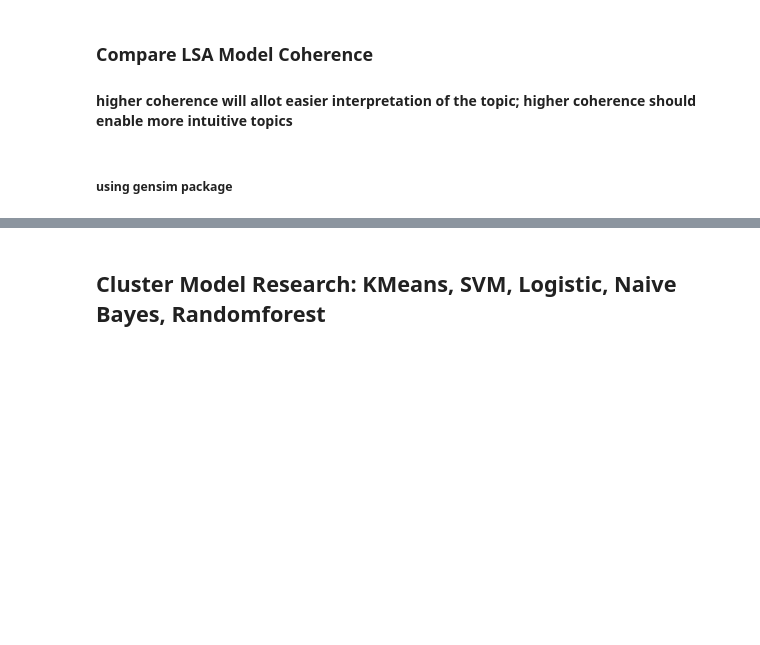
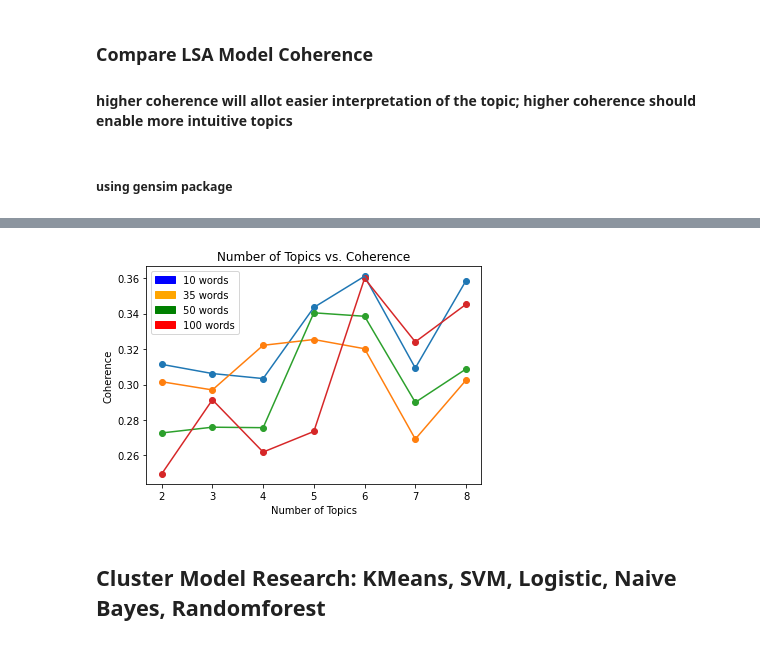
Before and after one commit to kb3k/random_nlp, a Jupyter notebook: week4/kerrys_2nd_assignment_msds453_summer2022.ipynb, the cells around one changed output, grey strips where cells are left out. Cells and saved outputs as stored; diff of their text form; code cells hidden in the pictures; blank space fills up the shorter version.

```diff
--- a/week4/kerrys_2nd_assignment_msds453_summer2022.ipynb
+++ b/week4/kerrys_2nd_assignment_msds453_summer2022.ipynb
@@ -663,0 +847,11 @@ for KEY, VAL in coherence.items():
+# %%
+coherence_values_50 = []
+
+for n_top in topics:
+    ldamodel,dictionary,index, matrix = create_gensim_lda_model(processed_text, n_top, 50)
+    coherence_model_lda = CoherenceModel(model=ldamodel, dictionary=dictionary, texts=processed_text, coherence='c_v')
+    coherence_lda = coherence_model_lda.get_coherence()
+    coherence_values_50.append(coherence_lda)
+
+for idx, item in enumerate(coherence_values_50):
+    print(f"{topics[idx]} topics 50 words : {round(coherence_values_50[idx], 4)}") # 39# with 7 topics 50 words
@@ -663,0 +876,11 @@ for KEY, VAL in coherence.items():
+# %%
+coherence_values_100 = []
+
+for n_top in topics:
+    ldamodel,dictionary,index, matrix = create_gensim_lda_model(processed_text, n_top, 100)
+    coherence_model_lda = CoherenceModel(model=ldamodel, dictionary=dictionary, texts=processed_text, coherence='c_v')
+    coherence_lda = coherence_model_lda.get_coherence()
+    coherence_values_100.append(coherence_lda)
+
+for idx, item in enumerate(coherence_values_100):
+    print(f"{topics[idx]} topics 100 words : {round(coherence_values_100[idx], 4)}")
@@ -664,3 +905,27 @@ for KEY, VAL in coherence.items():
+# %%
+plt.plot(topics, coherence_values_10)
+plt.scatter(topics, coherence_values_10)
+plt.plot(topics, coherence_values_35)
+plt.scatter(topics, coherence_values_35)
+plt.plot(topics, coherence_values_50)
+plt.scatter(topics, coherence_values_50)
+plt.plot(topics, coherence_values_100)
+plt.scatter(topics, coherence_values_100)
+plt.title('Number of Topics vs. Coherence')
+plt.xlabel('Number of Topics')
+plt.ylabel('Coherence')
+plt.xticks(topics)
+plt.legend(handles=[mpatches.Patch(color='blue', label='10 words'),
+                    mpatches.Patch(color='orange', label='35 words'),
+                    mpatches.Patch(color='green', label='50 words'),
+                    mpatches.Patch(color='red', label='100 words'),])
+plt.show()
+
+# these are all kind of suggesting 3 topics or 7 topics
+# since the words start to repeat after 3 topics, I'll use that
+# however it's still pretty weak
+# %% [output]
+[figure, added]
 # %% [markdown]
 ## Cluster Model Research: KMeans, SVM, Logistic, Naive Bayes, Randomforest
 # %% [markdown]
```
Also changed, not shown: parts of 43 cells of this notebook.
